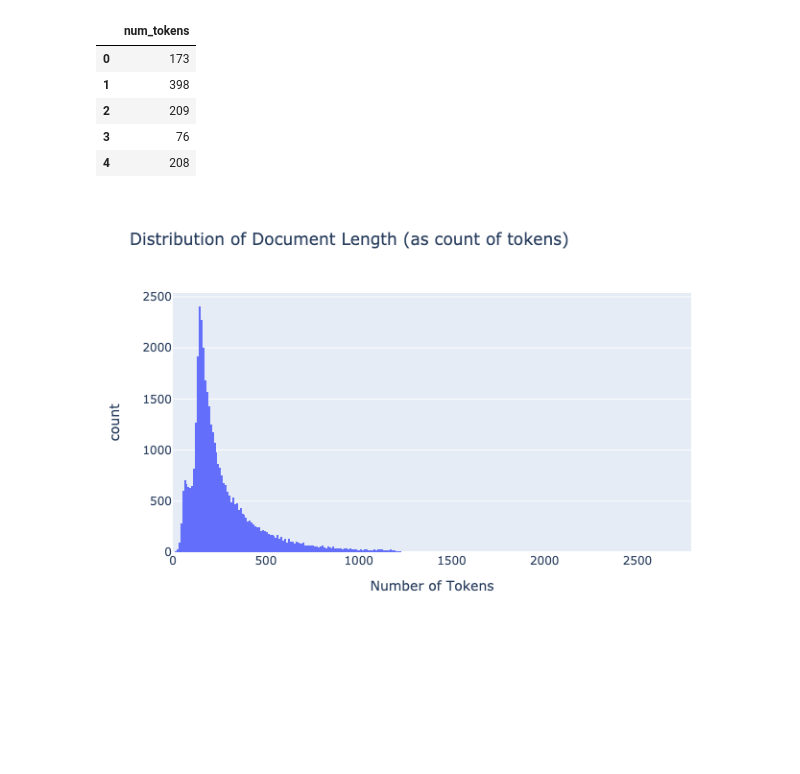
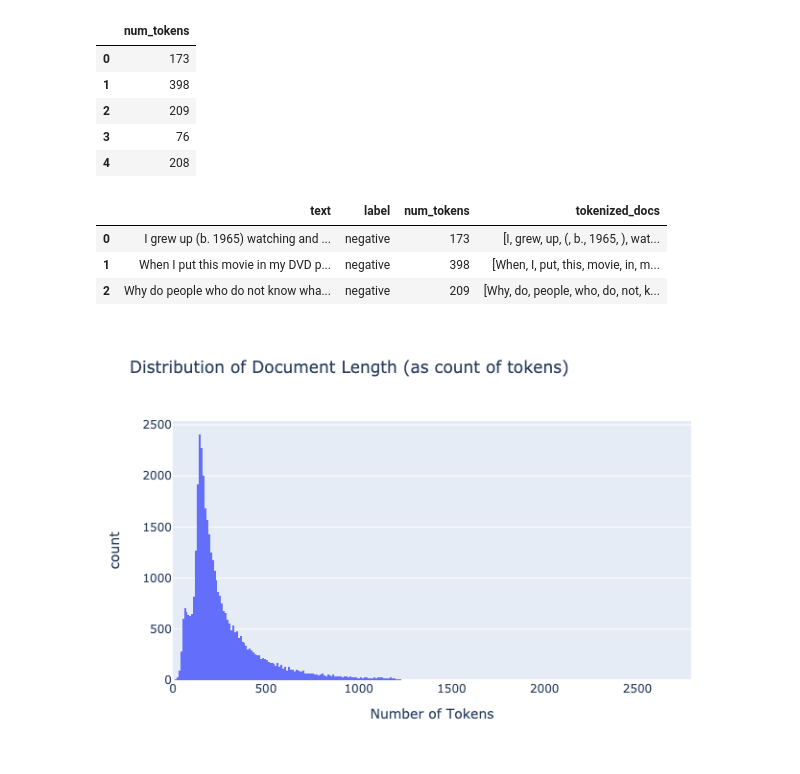
Before and after one commit to aromatic-toast/IMDB_Sentiment_Analysis, a Jupyter notebook: eda.ipynb, the cells around one changed output. Drawn from its saved outputs; the diff is of its cells as text; code cells hidden in the pictures; blank space fills up the shorter version.

```diff
--- a/eda.ipynb
+++ b/eda.ipynb
@@ -104,6 +110,17 @@ doc_length.head()
 | 2 | 209 |
 | 3 | 76 |
 | 4 | 208 |
+# %%
+# add document length to text df
+train['num_tokens'] = doc_length
+# add tokenized docs to train df
+train['tokenized_docs'] = docs
+train.head(3)
+# %% [output]
+|  | text | label | num_tokens | tokenized_docs |
+| 0 | I grew up (b. 1965) watching and ... | negative | 173 | [I, grew, up, (, b., 1965, ), wat... |
+| 1 | When I put this movie in my DVD p... | negative | 398 | [When, I, put, this, movie, in, m... |
+| 2 | Why do people who do not know wha... | negative | 209 | [Why, do, people, who, do, not, k... |
 # %%
 plot2 = px.histogram(doc_length,
                      x='num_tokens',
```
Also changed, not shown: parts of 6 cells of this notebook.
